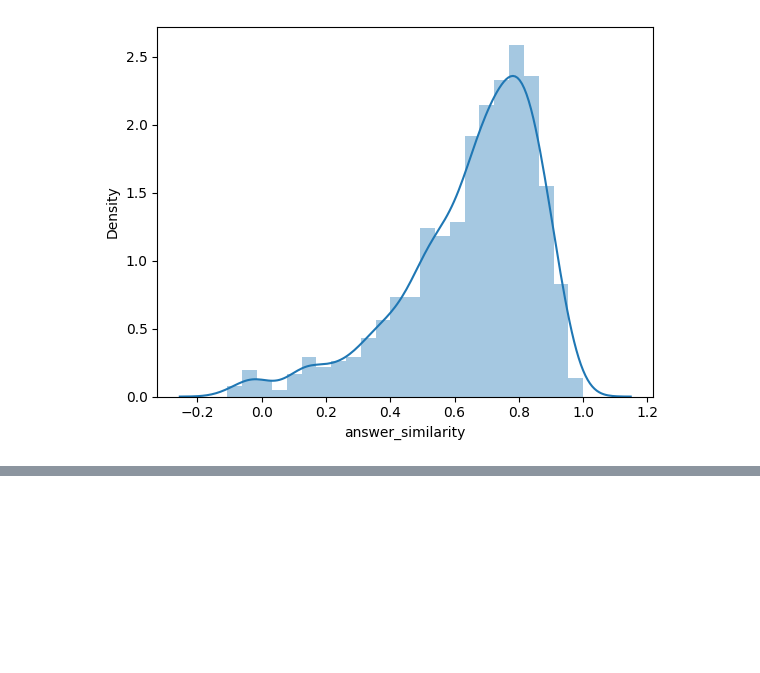
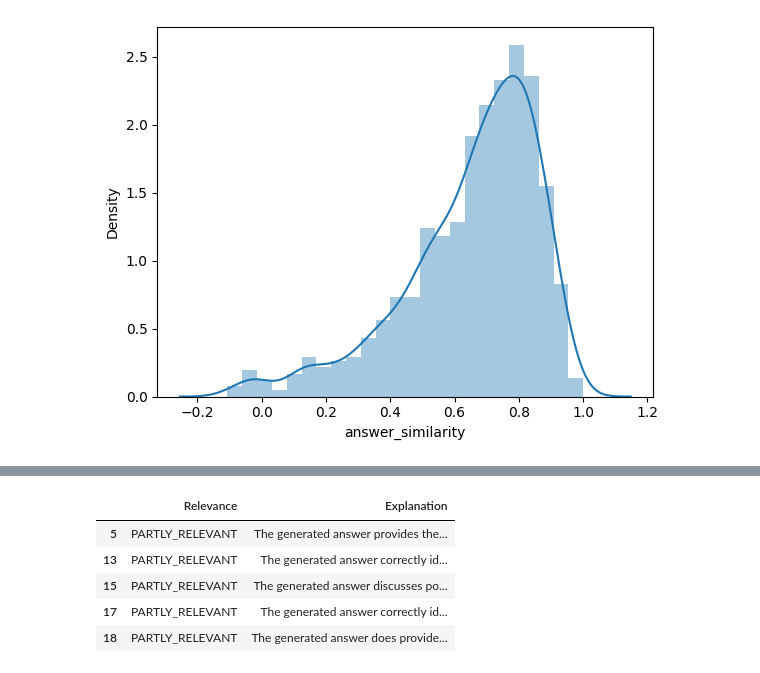
Before and after one commit to programmer-ke/faq-rag, a Jupyter notebook: offline_rag_eval.ipynb, the cells around one changed output, grey strips where cells are left out. Saved outputs shown, nothing was run; the diff lists cells and outputs as text; code cells hidden in the pictures; blank space fills up the shorter version.

```diff
--- a/offline_rag_eval.ipynb
+++ b/offline_rag_eval.ipynb
@@ -417,0 +585,12 @@ https://gist.github.com/mwaskom/de44147ed2974457ad6372750bbe5751
+# %%
+pd.set_option('display.max_colwidth', 999) # avoid truncation of the column
+
+
+df_evaluations[df_evaluations.Relevance == 'PARTLY_RELEVANT'][:5]
+# %% [output]
+|  | Relevance | Explanation |
+| 5 | PARTLY_RELEVANT | The generated answer provides the... |
+| 13 | PARTLY_RELEVANT | The generated answer correctly id... |
+| 15 | PARTLY_RELEVANT | The generated answer discusses po... |
+| 17 | PARTLY_RELEVANT | The generated answer correctly id... |
+| 18 | PARTLY_RELEVANT | The generated answer does provide... |
```
Also changed, not shown: parts of 36 cells of this notebook.
